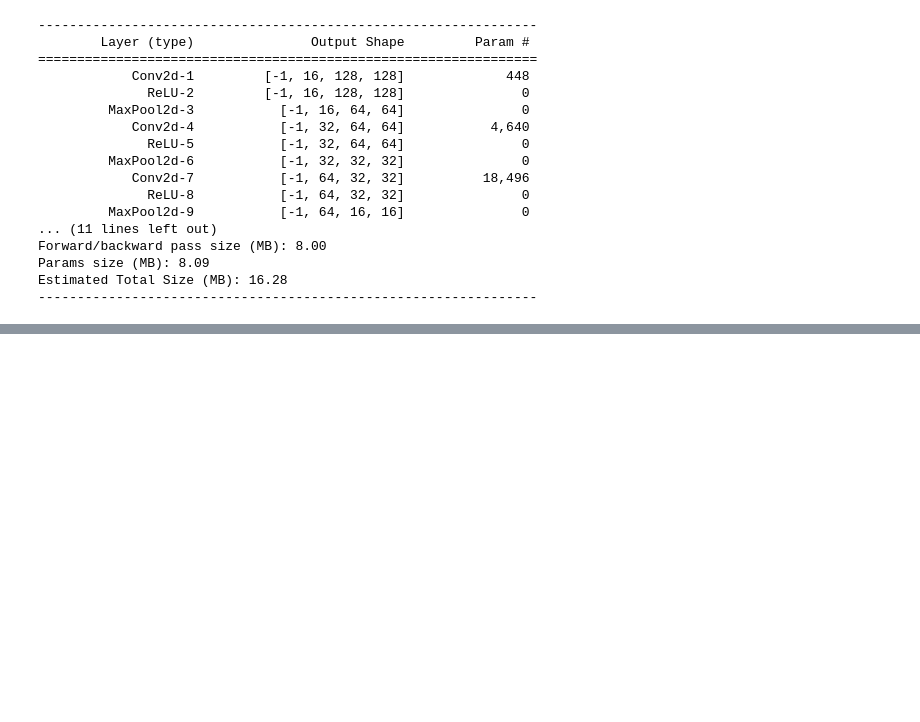
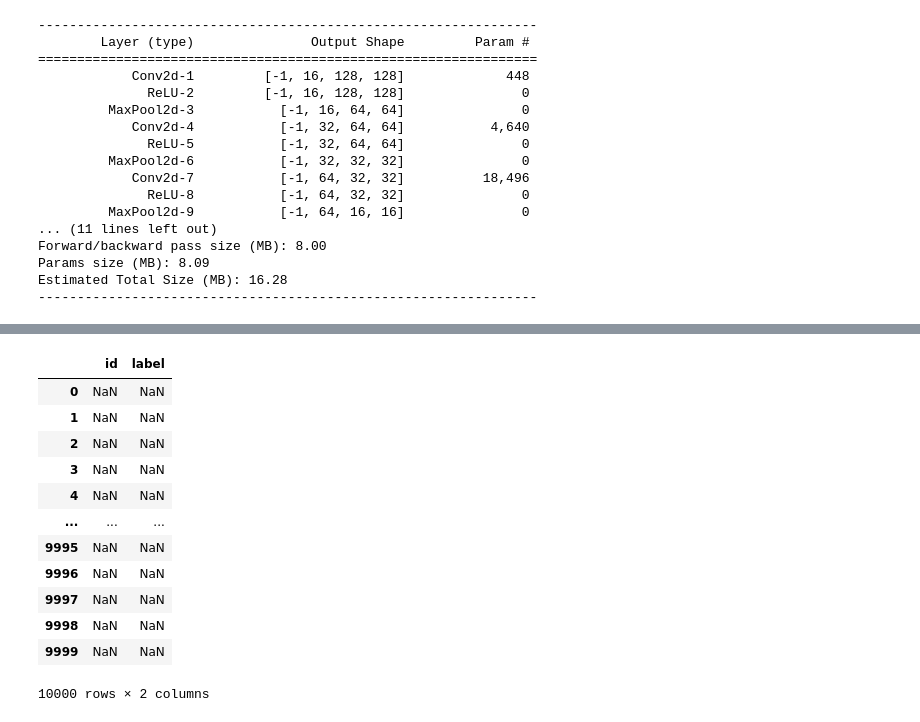
Before and after one commit to Harkt192/YaML-Deepfake, a Jupyter notebook: main.ipynb, the cells around one changed output, grey strips where cells are left out. Drawn from its saved outputs; the diff is of its cells as text; code cells hidden in the pictures; blank space fills up the shorter version.

```diff
--- a/main.ipynb
+++ b/main.ipynb
@@ -329,0 +375,17 @@ Epoch 10/10 | Train Loss: 17.0827 | Train Acc: 0.8292 | Val Loss: 16.7524 | Val
+# %%
+a = df.filter
+a
+# %% [output]
+|  | id | label |
+| 0 | NaN | NaN |
+| 1 | NaN | NaN |
+| 2 | NaN | NaN |
+| 3 | NaN | NaN |
+| 4 | NaN | NaN |
+| ... | ... | ... |
+| 9995 | NaN | NaN |
+| 9996 | NaN | NaN |
+| 9997 | NaN | NaN |
+| 9998 | NaN | NaN |
+| 9999 | NaN | NaN |
+10000 rows × 2 columns
```
Also changed, not shown: parts of 5 cells of this notebook.
